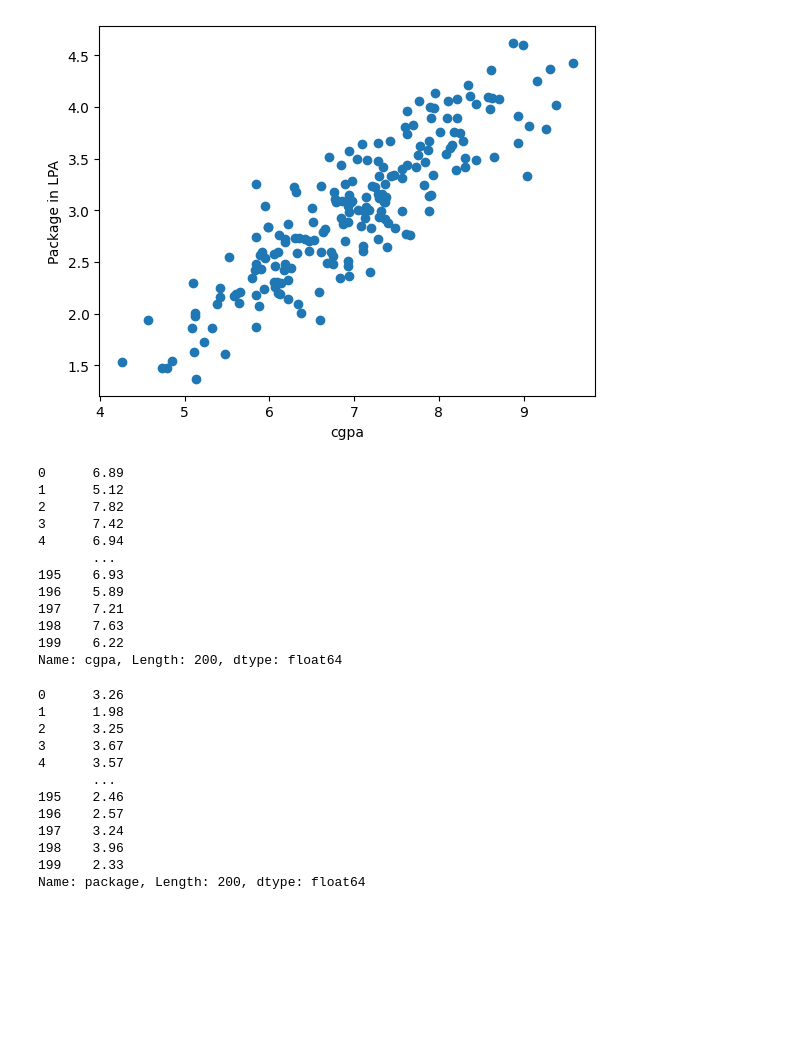
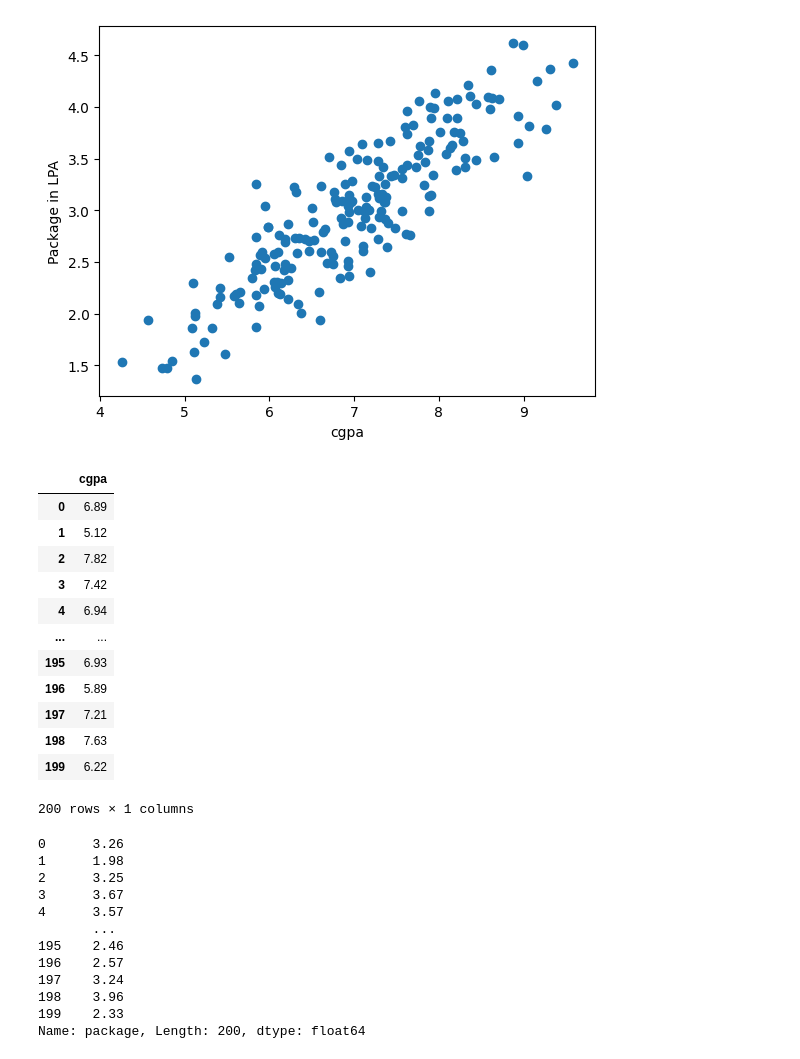
Before and after one commit to DeepSalman/Machine_Learning, a Jupyter notebook: Linear_Regression/linreg.ipynb, the cells around one changed output. Saved outputs shown, nothing was run; the diff lists cells and outputs as text; code cells hidden in the pictures; blank space fills up the shorter version.

```diff
--- a/Linear_Regression/linreg.ipynb
+++ b/Linear_Regression/linreg.ipynb
@@ -23,21 +23,22 @@ Text(0, 0.5, 'Package in LPA')
 [figure]
 # %%
 
-x=df['cgpa']
+x=df[['cgpa']]
 x
 # %% [output]
+|  | cgpa |
+| 0 | 6.89 |
+| 1 | 5.12 |
+| 2 | 7.82 |
+| 3 | 7.42 |
+| 4 | 6.94 |
+| ... | ... |
+| 195 | 6.93 |
+| 196 | 5.89 |
+| 197 | 7.21 |
+| 198 | 7.63 |
+| 199 | 6.22 |
-0      6.89
-1      5.12
-2      7.82
-3      7.42
-4      6.94
-       ...
-195    6.93
-196    5.89
-197    7.21
-198    7.63
-199    6.22
-Name: cgpa, Length: 200, dtype: float64
+200 rows × 1 columns
 # %%
 y=df['package']
 y
```
Also changed, not shown: parts of 6 cells of this notebook, 1 other file.
